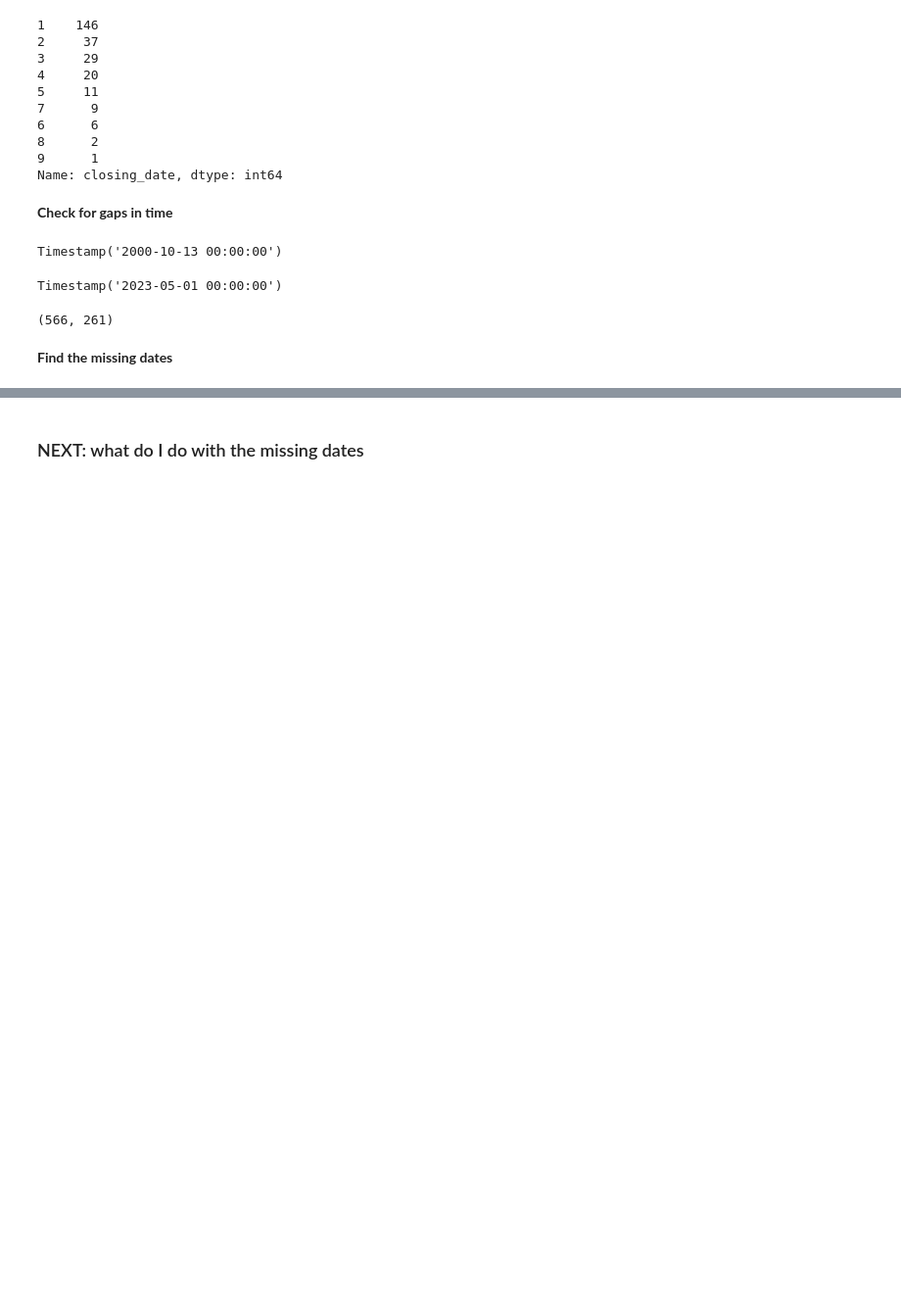
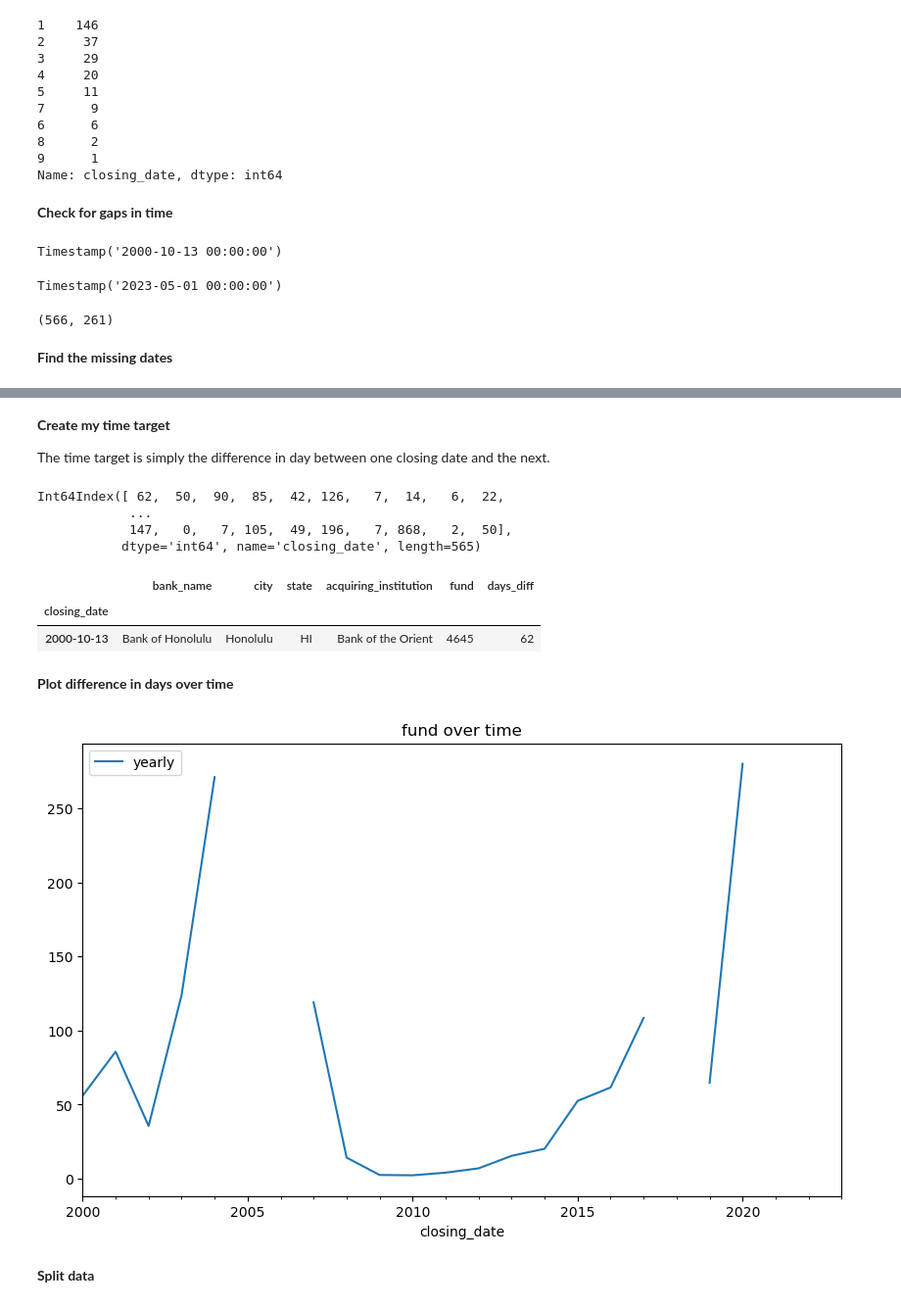
Before and after one commit to MigashaneVictoire/bank_failure, a Jupyter notebook: wrangle.ipynb, the cells around one changed output, grey strips where cells are left out. Shown: that part at 98% size. Saved outputs shown, nothing was run; the diff lists cells and outputs as text; code cells hidden in the pictures; blank space fills up the shorter version.

Commit message:
create a target column

```diff
--- a/wrangle.ipynb
+++ b/wrangle.ipynb
@@ -271,5 +298,55 @@ len(expected_date_range.difference(bank.index))
-# %% [markdown]
-### NEXT: what do I do with the missing dates
+# %% [markdown]
+**Create my time target**
+
+The time target is simply the difference in day between one closing date and the next.
+# %%
+# The date below is the next date in line within the dataset
+date_below = bank.index[1:]
+
+# Calculate the time difference between each element in date_below and bank.index
+time_difference = date_below - bank.index[:-1]
+
+# get the days
+days_diff = time_difference.days
+days_diff
+# %% [output]
+Int64Index([ 62,  50,  90,  85,  42, 126,   7,  14,   6,  22,
+            ...
+            147,   0,   7, 105,  49, 196,   7, 868,   2,  50],
+           dtype='int64', name='closing_date', length=565)
+# %%
+# last_close_date is today's date
+last_day =(datetime.now() - bank.index[-1]).days
+
+# add last day to the list of days diff
+days_diff = np.append(days_diff,last_day)
+
+# add changes to the dataframe
+bank["days_diff"] = days_diff
+# %%
+bank.head(1)
+# %% [output]
+|  | bank_name | city | state | acquiring_institution | fund | days_diff |
+| closing_date |  |  |  |  |  |  |
+| 2000-10-13 | Bank of Honolulu | Honolulu | HI | Bank of the Orient | 4645 | 62 |
+# %% [markdown]
+**Plot difference in days over time**
+# %%
+plt.figure(figsize=(10,6))
+
+# bank.resample('D').mean().days_diff.plot(label='daily')
+# bank.resample('W').mean().days_diff.plot(label='weekly')
+# bank.resample('M').mean().days_diff.plot(label='monthly')
+bank.resample('Y').mean().days_diff.plot(label='yearly')
+
+
+plt.title('fund over time')
+plt.legend()
+plt.show()
+# %% [output]
+[figure, added]
+# %% [markdown]
+**Split data**
 # %% [markdown]
 **Actions taken and take aways**
 
```
Also changed, not shown: parts of 7 cells of this notebook, 1 other file.
